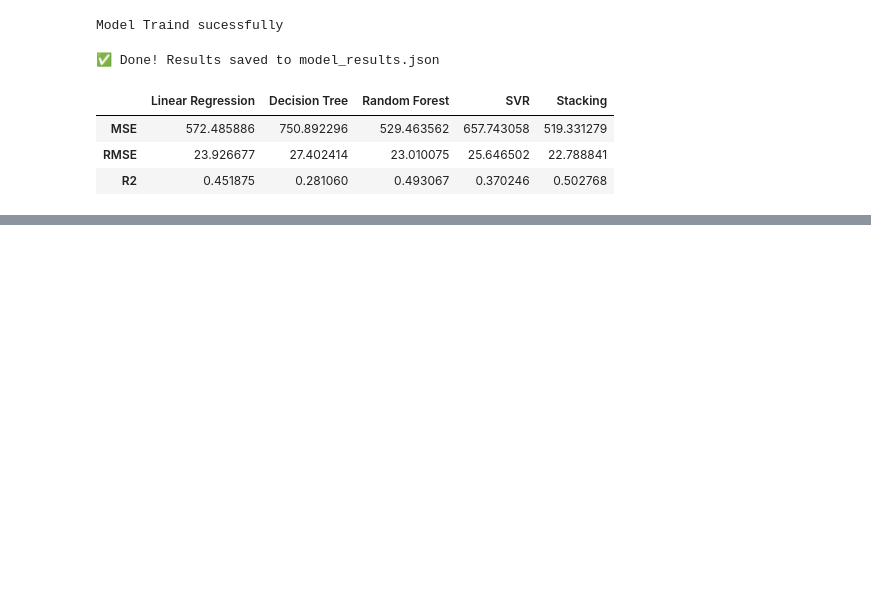
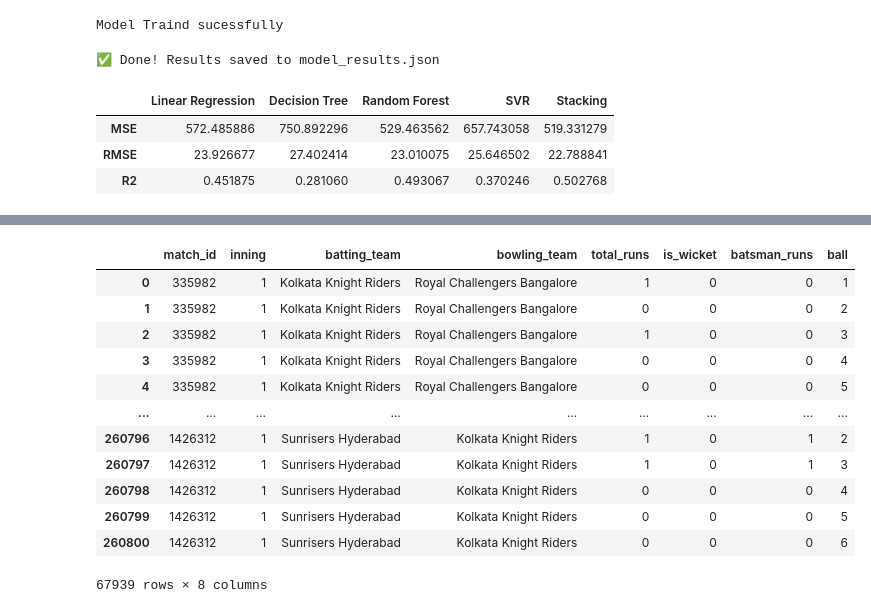
Before and after one commit to DevrshShukla/ipl_stacking, a Jupyter notebook: predict.ipynb, the cells around one changed output, grey strips where cells are left out. Cells and saved outputs as stored; diff of their text form; code cells hidden in the pictures; blank space fills up the shorter version.

```diff
--- a/predict.ipynb
+++ b/predict.ipynb
@@ -273,0 +474,19 @@ pd.DataFrame(results)
+# %%
+d10 = d10[['match_id','inning','batting_team','bowling_team',
+           'total_runs','is_wicket','batsman_runs','ball']]
+# %%
+d10
+# %% [output]
+|  | match_id | inning | batting_team | bowling_team | total_runs | is_wicket | batsman_runs | ball |
+| 0 | 335982 | 1 | Kolkata Knight Riders | Royal Challengers Bangalore | 1 | 0 | 0 | 1 |
+| 1 | 335982 | 1 | Kolkata Knight Riders | Royal Challengers Bangalore | 0 | 0 | 0 | 2 |
+| 2 | 335982 | 1 | Kolkata Knight Riders | Royal Challengers Bangalore | 1 | 0 | 0 | 3 |
+| 3 | 335982 | 1 | Kolkata Knight Riders | Royal Challengers Bangalore | 0 | 0 | 0 | 4 |
+| 4 | 335982 | 1 | Kolkata Knight Riders | Royal Challengers Bangalore | 0 | 0 | 0 | 5 |
+| ... | ... | ... | ... | ... | ... | ... | ... | ... |
+| 260796 | 1426312 | 1 | Sunrisers Hyderabad | Kolkata Knight Riders | 1 | 0 | 1 | 2 |
+| 260797 | 1426312 | 1 | Sunrisers Hyderabad | Kolkata Knight Riders | 1 | 0 | 1 | 3 |
+| 260798 | 1426312 | 1 | Sunrisers Hyderabad | Kolkata Knight Riders | 0 | 0 | 0 | 4 |
+| 260799 | 1426312 | 1 | Sunrisers Hyderabad | Kolkata Knight Riders | 0 | 0 | 0 | 5 |
+| 260800 | 1426312 | 1 | Sunrisers Hyderabad | Kolkata Knight Riders | 0 | 0 | 0 | 6 |
+67939 rows × 8 columns
```
Also changed, not shown: parts of 52 cells of this notebook.
